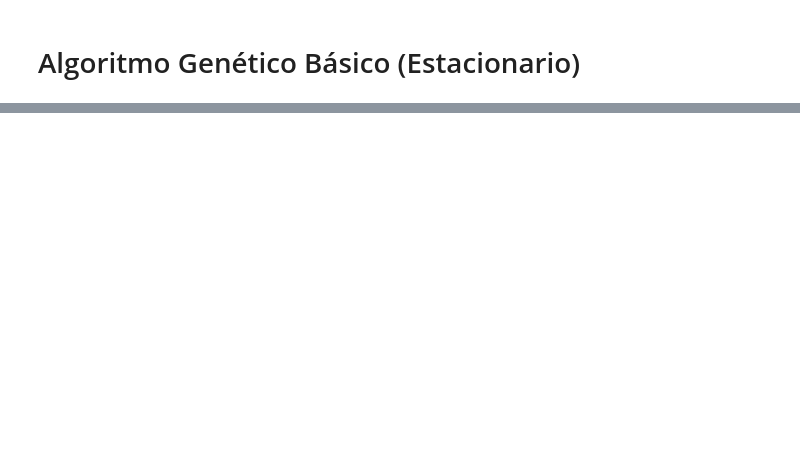
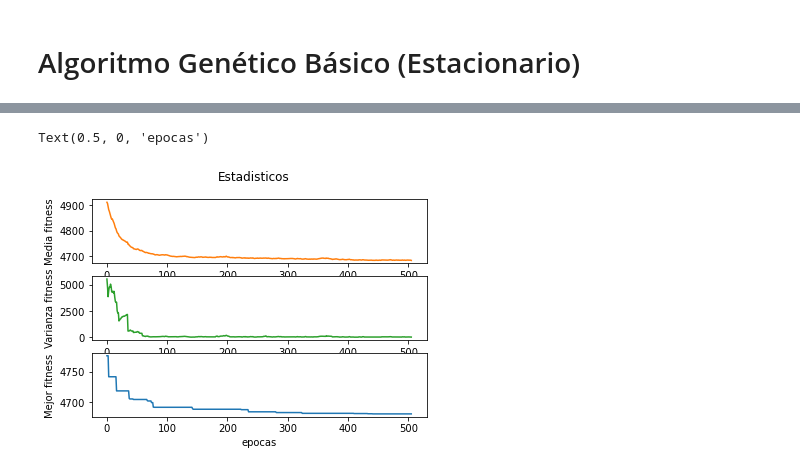
Before and after one commit to emewinchester/MBHB_ABET, a Jupyter notebook: 07_GA_Basic.ipynb, the cells around one changed output, grey strips where cells are left out. Cells and saved outputs as stored; diff of their text form; code cells hidden in the pictures; blank space fills up the shorter version.

```diff
--- a/07_GA_Basic.ipynb
+++ b/07_GA_Basic.ipynb
@@ -91,0 +367,18 @@ while condicion == True:
+# %%
+fig, (media_f, var, mejor) = plt.subplots(3, 1)
+
+fig.suptitle('Estadisticos')
+fig.align_ylabels
+
+media_f.plot(list(range(len(a))), a, color='C1')
+media_f.set_ylabel('Media fitness')
+
+var.plot(list(range(len(b))),b, color='C2')
+var.set_ylabel('Varianza fitness')
+
+mejor.plot(list(range(len(c))),c, color='C0')
+mejor.set_ylabel('Mejor fitness')
+mejor.set_xlabel('epocas')
+# %% [output]
+Text(0.5, 0, 'epocas')
+[figure, added]
```
Also changed, not shown: parts of 49 cells of this notebook, 3 other files.
